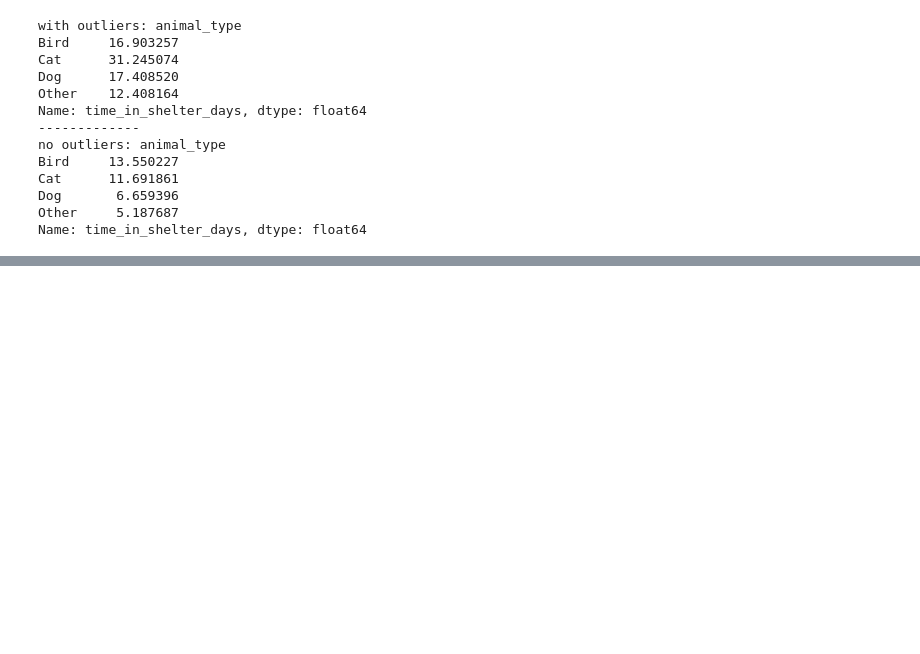
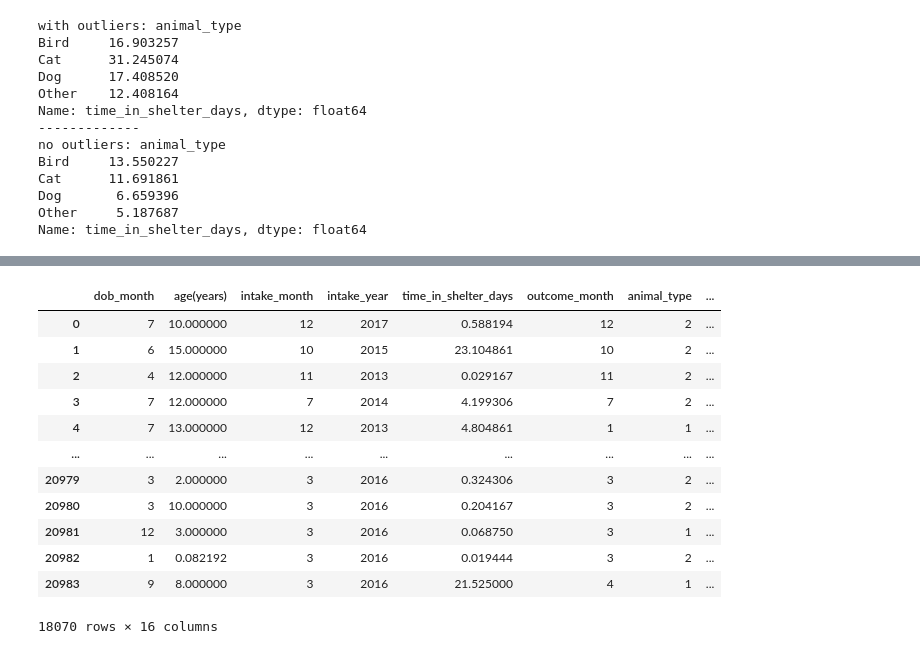
Before and after one commit to NicolasSpettel/Mid-Project, a Jupyter notebook: Mid-Project.ipynb, the cells around one changed output, grey strips where cells are left out. Saved outputs shown, nothing was run; the diff lists cells and outputs as text; code cells hidden in the pictures; blank space fills up the shorter version.

```diff
--- a/Mid-Project.ipynb
+++ b/Mid-Project.ipynb
@@ -305,16 +274,0 @@ feature = "time_in_shelter_days"    # target feature
-# %%
-# Function to scale categorical data, either with frequency encoding or dummification
-def encoding(data, fe):                                          # dataset, option to use frequency encoding
-    numerical = data.select_dtypes(np.number)                                         # numerical data
-    categorical = data.select_dtypes(object)                                          # categorical data
-    if fe:                                                                            # enable frequency encoding?
-        for col in categorical.columns:
-            col_enc = (data.groupby(col).size()) / len(data)                          # get relative size for each value
-            categorical[col] = categorical[col].apply(lambda x : col_enc[x])          # replace values with their relative value
-        categorical.columns = [str(col) + '_encode' for col in categorical.columns]   # rename columns after encoding
-    else:
-        categorical = pd.get_dummies(categorical, drop_first = True)                  # if frequency encoding was not enabled
-                                                                                      # dummification of features will be used
-
-    data = pd.concat([numerical, categorical] , axis = 1)           # concatenate both numerical and categorical dataframes
-    return data                                                     # return data
@@ -438,3 +274,0 @@ test: 0.07582192763809192
-# %%
-data = data.drop(columns=["intake_month", "intake_year", "intake_weekday", "dob_month"])  # not useful for regression
-data_no_outl = data_no_outl.drop(columns=["intake_month", "intake_year", "intake_weekday", "dob_month"])  # not useful for regression
@@ -632,0 +303,14 @@ tableau.to_excel("Animal_Welfare_Center.xlsx", index = False)
+# %%
+# Function to scale categorical data, either with frequency encoding or dummification
+def encoding(data, le):                                          # dataset, option to use frequency encoding
+    numerical = data.select_dtypes(np.number)                                         # numerical data
+    categorical = data.select_dtypes(object)                                          # categorical data
+    if le:                                                                            # enable frequency encoding?
+        for col in categorical.columns:
+            categorical[col]=label.fit_transform(categorical[col])
+    else:
+        categorical = pd.get_dummies(categorical, drop_first = True)                  # if frequency encoding was not enabled
+                                                                                      # dummification of features will be used
+
+    data = pd.concat([numerical, categorical] , axis = 1)           # concatenate both numerical and categorical dataframes
+    return data                                                     # return data
@@ -632,0 +351,5 @@ tableau.to_excel("Animal_Welfare_Center.xlsx", index = False)
+# %%
+le = True
+data_enc = encoding(data, le)
+data_no_outl_enc = encoding(data_no_outl, le)
+data_list = [data_enc, data_no_outl_enc]
@@ -632,0 +556,16 @@ tableau.to_excel("Animal_Welfare_Center.xlsx", index = False)
+# %%
+data_no_outl_enc
+# %% [output]
+|  | dob_month | age(years) | intake_month | intake_year | time_in_shelter_days | outcome_month | animal_type | ... |
+| 0 | 7 | 10.000000 | 12 | 2017 | 0.588194 | 12 | 2 | ... |
+| 1 | 6 | 15.000000 | 10 | 2015 | 23.104861 | 10 | 2 | ... |
+| 2 | 4 | 12.000000 | 11 | 2013 | 0.029167 | 11 | 2 | ... |
+| 3 | 7 | 12.000000 | 7 | 2014 | 4.199306 | 7 | 2 | ... |
+| 4 | 7 | 13.000000 | 12 | 2013 | 4.804861 | 1 | 1 | ... |
+| ... | ... | ... | ... | ... | ... | ... | ... | ... |
+| 20979 | 3 | 2.000000 | 3 | 2016 | 0.324306 | 3 | 2 | ... |
+| 20980 | 3 | 10.000000 | 3 | 2016 | 0.204167 | 3 | 2 | ... |
+| 20981 | 12 | 3.000000 | 3 | 2016 | 0.068750 | 3 | 1 | ... |
+| 20982 | 1 | 0.082192 | 3 | 2016 | 0.019444 | 3 | 2 | ... |
+| 20983 | 9 | 8.000000 | 3 | 2016 | 21.525000 | 4 | 1 | ... |
+18070 rows × 16 columns
```
Also changed, not shown: parts of 64 cells of this notebook.
